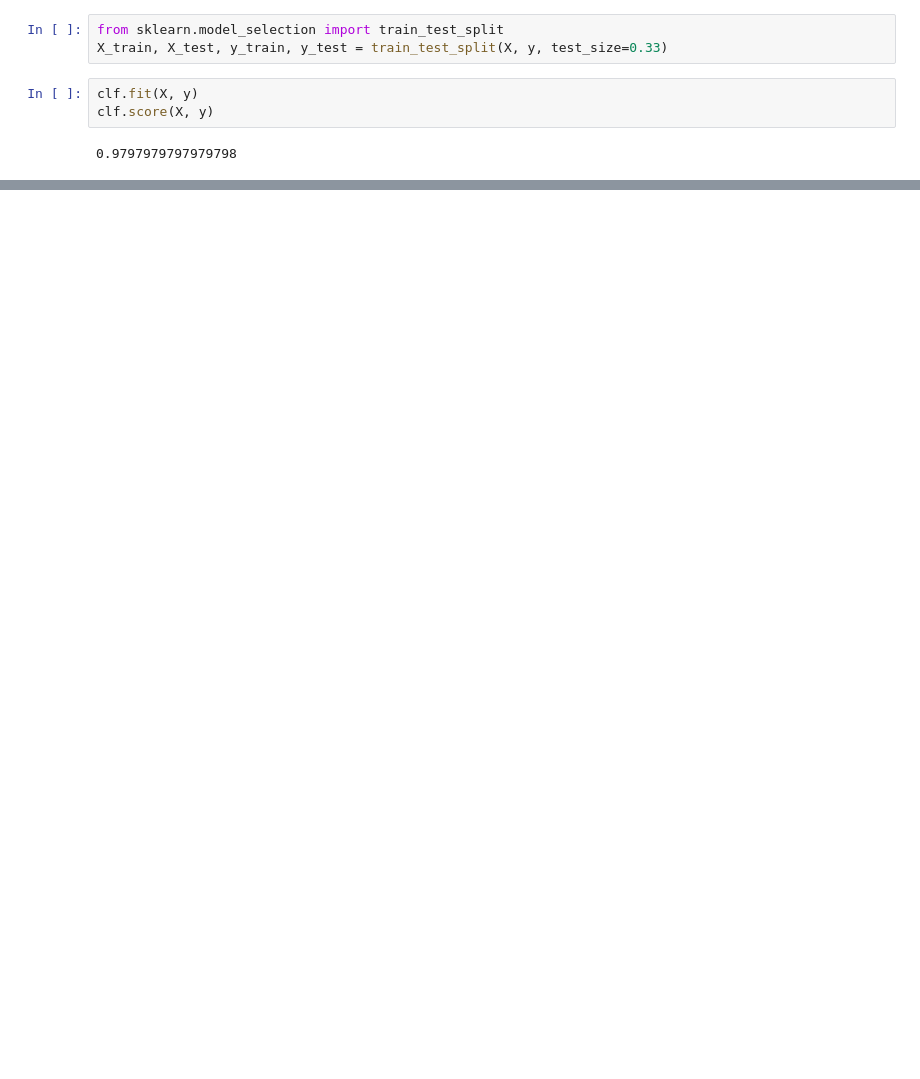
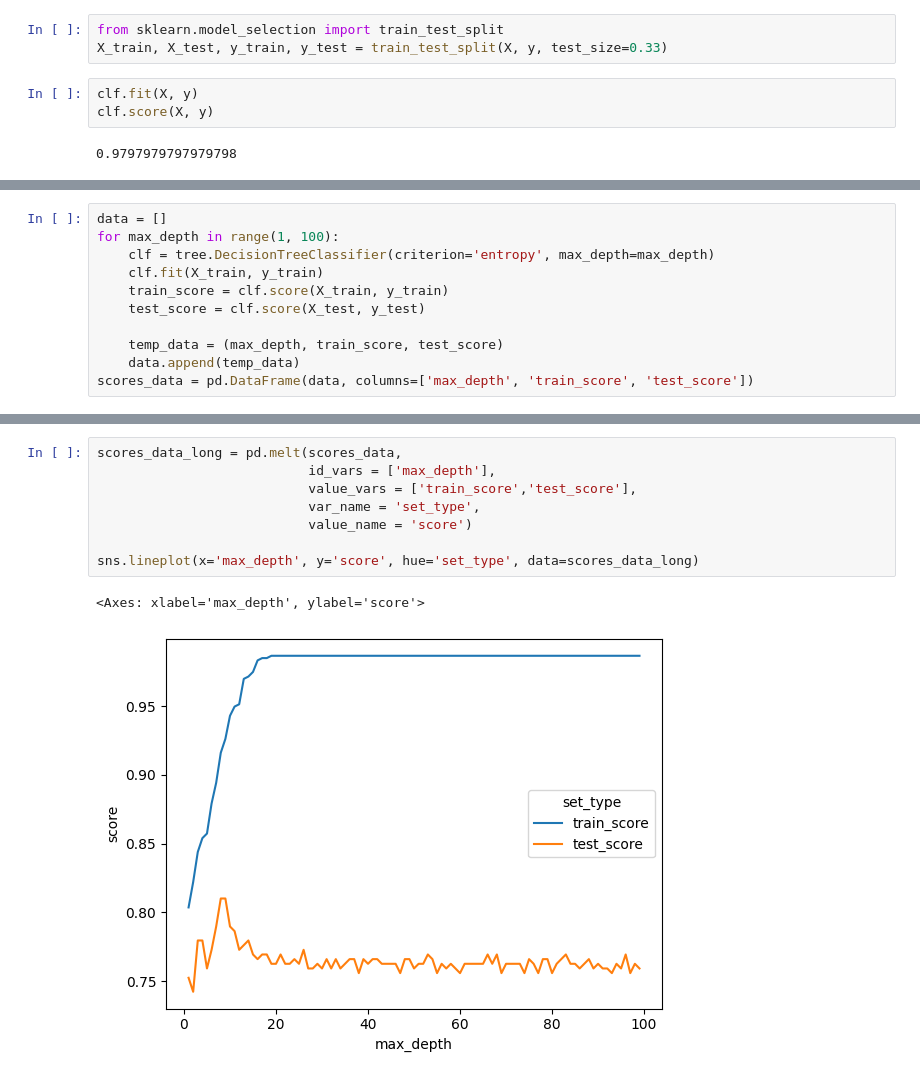
Before and after one commit to MinyaevAndrey/MYPETS, a Jupyter notebook: Titanic.ipynb, the cells around one changed output, grey strips where cells are left out. Drawn from its saved outputs; the diff is of its cells as text; blank space fills up the shorter version.

```diff
--- a/Titanic.ipynb
+++ b/Titanic.ipynb
@@ -95,0 +96,11 @@ clf.score(X_test, y_test)
+# %%
+data = []
+for max_depth in range(1, 100):
+    clf = tree.DecisionTreeClassifier(criterion='entropy', max_depth=max_depth)
+    clf.fit(X_train, y_train)
+    train_score = clf.score(X_train, y_train)
+    test_score = clf.score(X_test, y_test)
+
+    temp_data = (max_depth, train_score, test_score)
+    data.append(temp_data)
+scores_data = pd.DataFrame(data, columns=['max_depth', 'train_score', 'test_score'])
@@ -95,0 +116,11 @@ clf.score(X_test, y_test)
+# %%
+scores_data_long = pd.melt(scores_data,
+                           id_vars = ['max_depth'],
+                           value_vars = ['train_score','test_score'],
+                           var_name = 'set_type',
+                           value_name = 'score')
+
+sns.lineplot(x='max_depth', y='score', hue='set_type', data=scores_data_long)
+# %% [output]
+<Axes: xlabel='max_depth', ylabel='score'>
+[figure, added]
```
Also changed, not shown: parts of 7 cells of this notebook.
